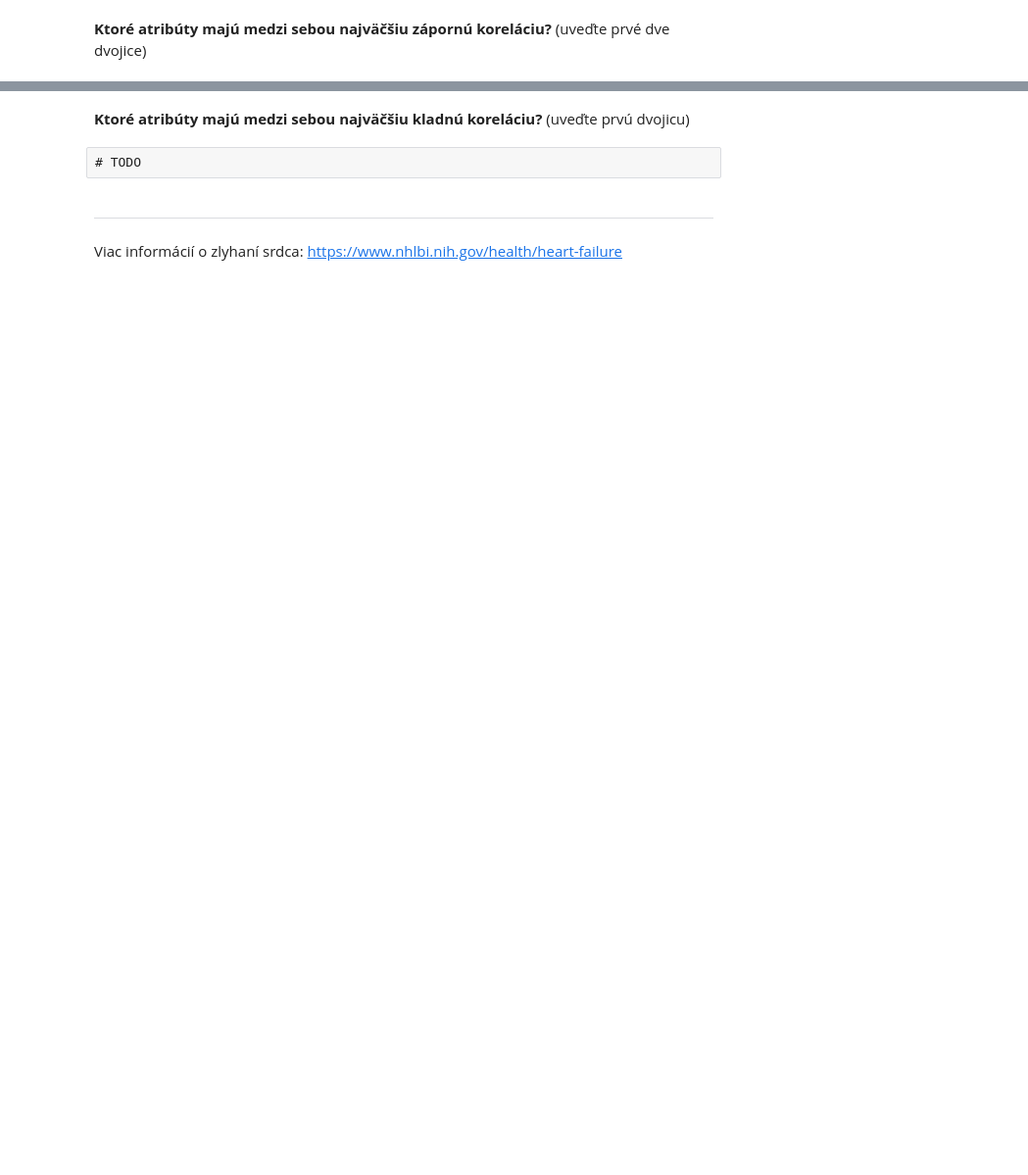
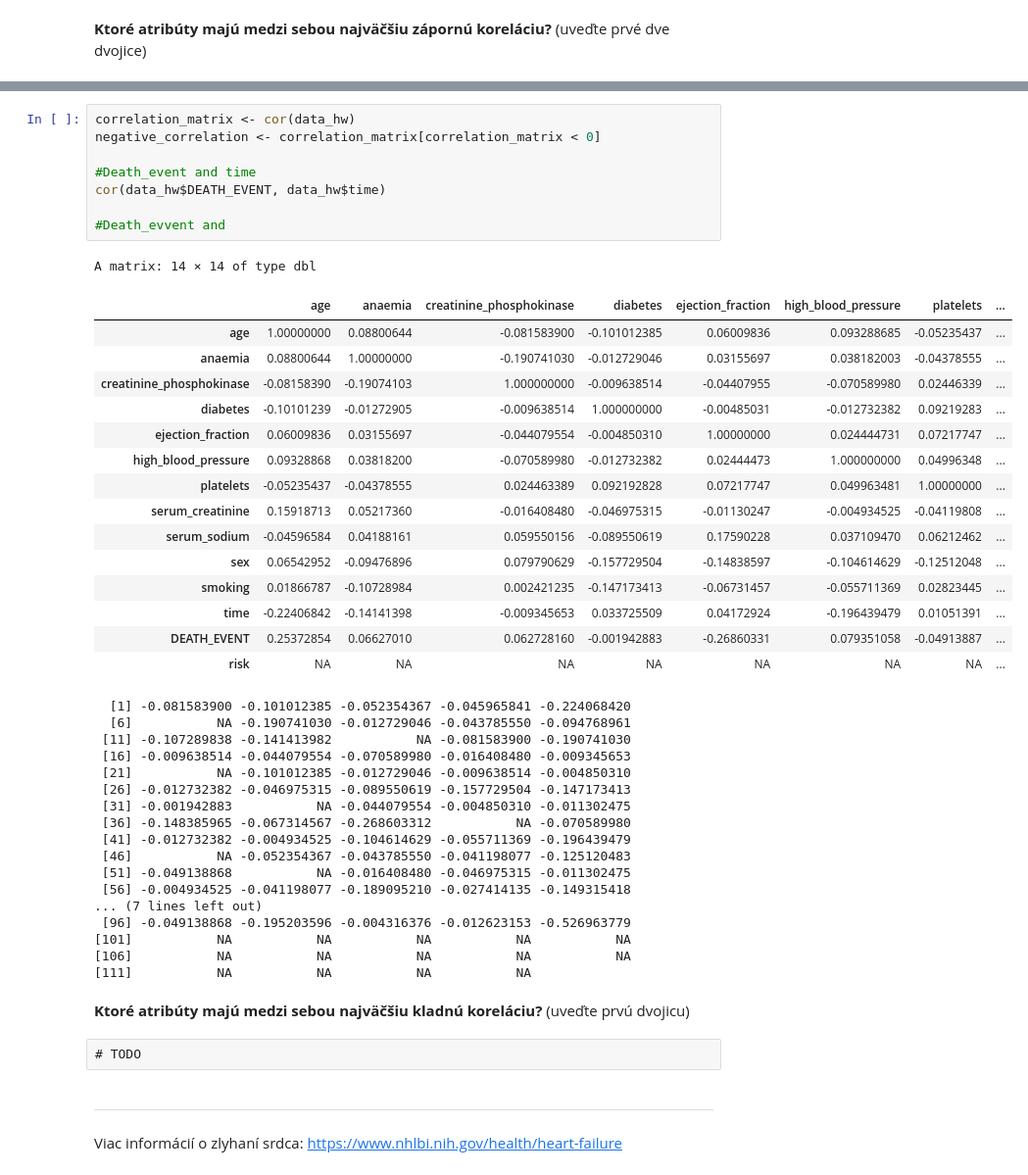
Before and after one commit to fri-linda/SSBU, a Jupyter notebook: t3_cv2/CV2_3_Zadanie_1.ipynb, the cells around one changed output, grey strips where cells are left out. Shown at 98% size. Saved outputs shown, nothing was run; the diff lists cells and outputs as text; blank space fills up the shorter version.

```diff
--- a/t3_cv2/CV2_3_Zadanie_1.ipynb
+++ b/t3_cv2/CV2_3_Zadanie_1.ipynb
@@ -124,3 +245,45 @@ Analyzujte koreláciu medzi všetkými atribútmi tohto datasetu (napr. vytvoren
+# %%
+correlation_matrix <- cor(data_hw)
+negative_correlation <- correlation_matrix[correlation_matrix < 0]
+
+#Death_event and time
+cor(data_hw$DEATH_EVENT, data_hw$time)
+
+#Death_evvent and
+# %% [output]
+A matrix: 14 × 14 of type dbl
+|  | age | anaemia | creatinine_phosphokinase | diabetes | ejection_fraction | high_blood_pressure | platelets | ... |
+| age | 1.00000000 | 0.08800644 | -0.081583900 | -0.101012385 | 0.06009836 | 0.093288685 | -0.05235437 | ... |
+| anaemia | 0.08800644 | 1.00000000 | -0.190741030 | -0.012729046 | 0.03155697 | 0.038182003 | -0.04378555 | ... |
+| creatinine_phosphokinase | -0.08158390 | -0.19074103 | 1.000000000 | -0.009638514 | -0.04407955 | -0.070589980 | 0.02446339 | ... |
+| diabetes | -0.10101239 | -0.01272905 | -0.009638514 | 1.000000000 | -0.00485031 | -0.012732382 | 0.09219283 | ... |
+| ejection_fraction | 0.06009836 | 0.03155697 | -0.044079554 | -0.004850310 | 1.00000000 | 0.024444731 | 0.07217747 | ... |
+| high_blood_pressure | 0.09328868 | 0.03818200 | -0.070589980 | -0.012732382 | 0.02444473 | 1.000000000 | 0.04996348 | ... |
+| platelets | -0.05235437 | -0.04378555 | 0.024463389 | 0.092192828 | 0.07217747 | 0.049963481 | 1.00000000 | ... |
+| serum_creatinine | 0.15918713 | 0.05217360 | -0.016408480 | -0.046975315 | -0.01130247 | -0.004934525 | -0.04119808 | ... |
+| serum_sodium | -0.04596584 | 0.04188161 | 0.059550156 | -0.089550619 | 0.17590228 | 0.037109470 | 0.06212462 | ... |
+| sex | 0.06542952 | -0.09476896 | 0.079790629 | -0.157729504 | -0.14838597 | -0.104614629 | -0.12512048 | ... |
+| smoking | 0.01866787 | -0.10728984 | 0.002421235 | -0.147173413 | -0.06731457 | -0.055711369 | 0.02823445 | ... |
+| time | -0.22406842 | -0.14141398 | -0.009345653 | 0.033725509 | 0.04172924 | -0.196439479 | 0.01051391 | ... |
+| DEATH_EVENT | 0.25372854 | 0.06627010 | 0.062728160 | -0.001942883 | -0.26860331 | 0.079351058 | -0.04913887 | ... |
+| risk | NA | NA | NA | NA | NA | NA | NA | ... |
+  [1] -0.081583900 -0.101012385 -0.052354367 -0.045965841 -0.224068420
+  [6]           NA -0.190741030 -0.012729046 -0.043785550 -0.094768961
+ [11] -0.107289838 -0.141413982           NA -0.081583900 -0.190741030
+ [16] -0.009638514 -0.044079554 -0.070589980 -0.016408480 -0.009345653
+ [21]           NA -0.101012385 -0.012729046 -0.009638514 -0.004850310
+ [26] -0.012732382 -0.046975315 -0.089550619 -0.157729504 -0.147173413
+ [31] -0.001942883           NA -0.044079554 -0.004850310 -0.011302475
+ [36] -0.148385965 -0.067314567 -0.268603312           NA -0.070589980
+ [41] -0.012732382 -0.004934525 -0.104614629 -0.055711369 -0.196439479
+ [46]           NA -0.052354367 -0.043785550 -0.041198077 -0.125120483
+ [51] -0.049138868           NA -0.016408480 -0.046975315 -0.011302475
+ [56] -0.004934525 -0.041198077 -0.189095210 -0.027414135 -0.149315418
+... (7 lines left out)
+ [96] -0.049138868 -0.195203596 -0.004316376 -0.012623153 -0.526963779
+[101]           NA           NA           NA           NA           NA
+[106]           NA           NA           NA           NA           NA
+[111]           NA           NA           NA           NA
 # %% [markdown]
 **Ktoré atribúty majú medzi sebou najväčšiu kladnú koreláciu?** (uveďte prvú dvojicu)
 # %% [raw]
```
Also changed, not shown: parts of 25 cells of this notebook, 1 other file.
